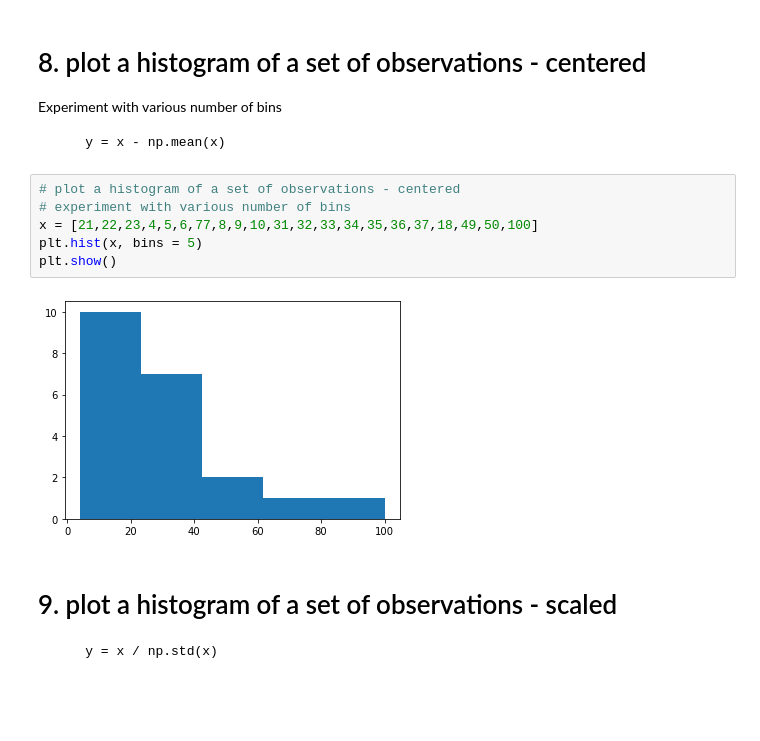
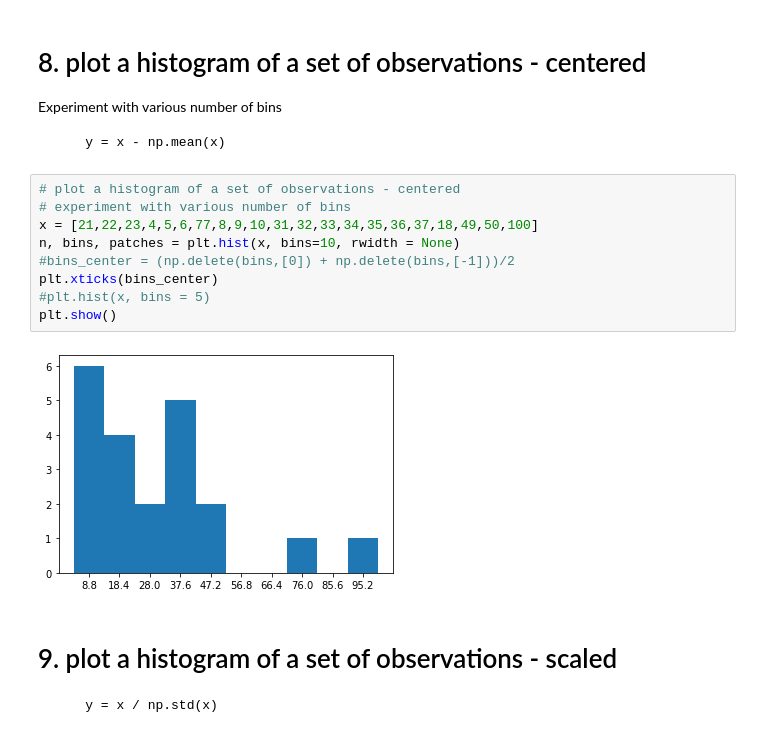
Before and after one commit to YunnC/IODLab, a Jupyter notebook: Lab_1.1.4 Statistics - part 2 Lab_Yunn.ipynb, the cells around one changed output. Saved outputs shown, nothing was run; the diff lists cells and outputs as text; blank space fills up the shorter version.

```diff
--- a/Lab_1.1.4 Statistics - part 2 Lab_Yunn.ipynb
+++ b/Lab_1.1.4 Statistics - part 2 Lab_Yunn.ipynb
@@ -210,11 +245,14 @@ Experiment with various number of bins
 # %%
 # plot a histogram of a set of observations - centered
 # experiment with various number of bins
 x = [21,22,23,4,5,6,77,8,9,10,31,32,33,34,35,36,37,18,49,50,100]
-plt.hist(x, bins = 5)
+n, bins, patches = plt.hist(x, bins=10, rwidth = None)
+#bins_center = (np.delete(bins,[0]) + np.delete(bins,[-1]))/2
+plt.xticks(bins_center)
+#plt.hist(x, bins = 5)
 plt.show()
 # %% [output]
-[figure, old version]
+[figure, new version]
 # %% [markdown]
 # 9. plot a histogram of a set of observations - scaled
 
```
Also changed, not shown: parts of 9 cells of this notebook.
